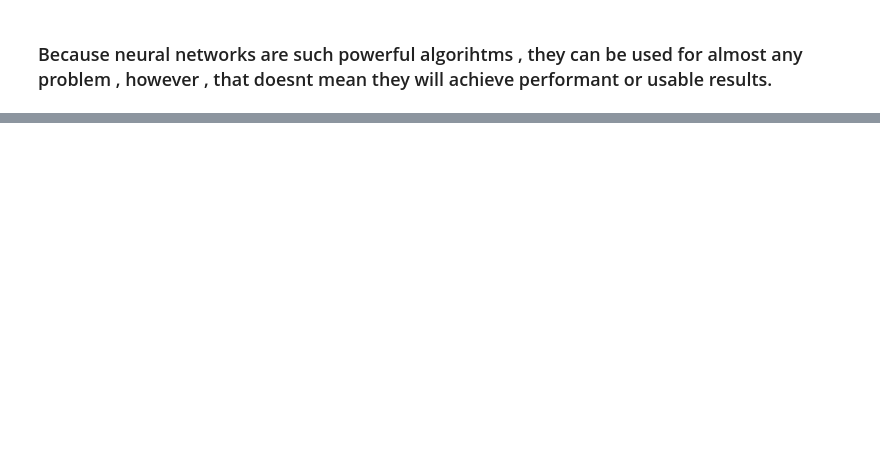
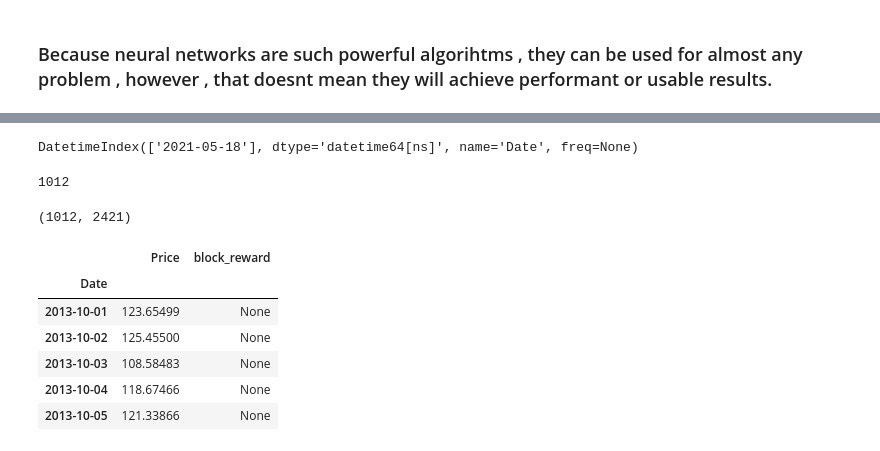
Before and after one commit to MelihKlc/Deep-Learning, a Jupyter notebook: Time_Series_Forecasting.ipynb, the cells around one changed output, grey strips where cells are left out. Drawn from its saved outputs; the diff is of its cells as text; code cells hidden in the pictures; blank space fills up the shorter version.

```diff
--- a/Time_Series_Forecasting.ipynb
+++ b/Time_Series_Forecasting.ipynb
@@ -1230,0 +1271,29 @@ model_5_results
+# %%
+ bitcoin_prices.index[ -1 : ]
+# %% [output]
+DatetimeIndex(['2021-05-18'], dtype='datetime64[ns]', name='Date', freq=None)
+# %%
+# Create date ranges of where spesific block_reward values should be
+block_reward_2_days =  (block_reward_3_datetime - bitcoin_prices.index[0]).days # Because we set up our block_reward_2_datetime object as np.datetime , we can use this with the indexes on our Bitcoin prices DataFrame. bitcoin_prices.index[0] bizim datamızdaki ilk tarihi verecek. Datamızdaki ilk tarihten itibaren alıyoruz çünkü bizim datamızda 2012 verileri yok. İki datetime ı birbirinden çıakrdığımız için .days attribute kullanabiliyoruz.
+block_reward_2_days
+# %% [output]
+1012
+# %%
+block_reward_3_days = ( block_reward_4_datetime - bitcoin_prices.index[0] ).days
+block_reward_2_days , block_reward_3_days
+# ilk günden 1012. güne kadar  reward 25 , 1012. günden 2041. güne kadar reward 12 , 2421 den sonraki günler için reward 6.25 olacak
+# %% [output]
+(1012, 2421)
+# %%
+# Add in a block reward column
+bitcoin_prices_block = bitcoin_prices.copy()  # bitcoin_prices dataframe imizin aynısını kopyaladık.
+bitcoin_prices_block["block_reward"] = None    # block_reward columnu ekledik en başta boş olarak ekliyoruz sonrasında dolduruyoruz.
+bitcoin_prices_block.head()
+# %% [output]
+|  | Price | block_reward |
+| Date |  |  |
+| 2013-10-01 | 123.65499 | None |
+| 2013-10-02 | 125.45500 | None |
+| 2013-10-03 | 108.58483 | None |
+| 2013-10-04 | 118.67466 | None |
+| 2013-10-05 | 121.33866 | None |
```
Also changed, not shown: parts of 43 cells of this notebook.
